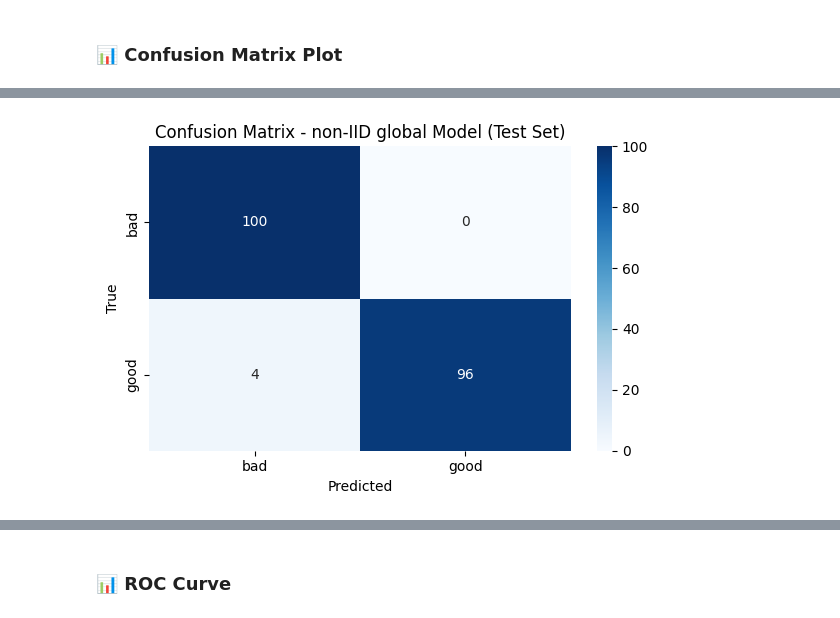
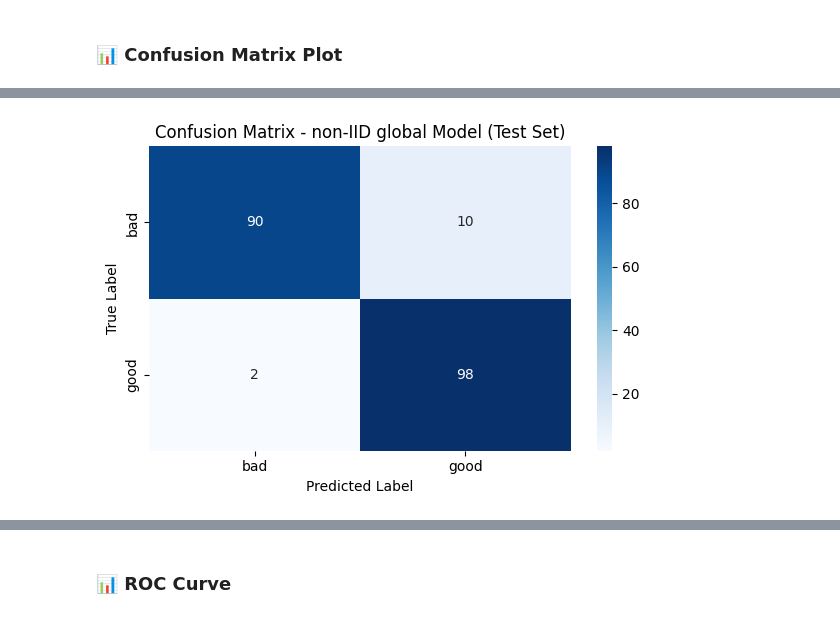
Before and after one commit to RollingArray/tapnet-federated, a Jupyter notebook: src/experiment-notebooks/09_evaluate_model.ipynb, the cells around one changed output, grey strips where cells are left out. Saved outputs shown, nothing was run; the diff lists cells and outputs as text; code cells hidden in the pictures.

Commit message:
Updated matrix details for evaluation

```diff
--- a/src/experiment-notebooks/09_evaluate_model.ipynb
+++ b/src/experiment-notebooks/09_evaluate_model.ipynb
@@ -22,15 +22,15 @@ import logging
 # === Configuration Constants ===
 
 # Distribution strategy (IID, non-IID etc.)
-DISTRIBUTION = "IID"
+DISTRIBUTION = "non-IID"
 MODEL_TYPE = "global" # global, standalone
 
 # Test dataset
-#TEST_DIR = f"../../resources/material/train-data/federated/{DISTRIBUTION}-npy/test_clients"
-#LABEL_CSV = f"../../resources/material/train-data/federated/{DISTRIBUTION}/test_clients/labels.csv"
+TEST_DIR = f"../../resources/material/train-data/federated/{DISTRIBUTION}-npy/test_clients"
+LABEL_CSV = f"../../resources/material/train-data/federated/{DISTRIBUTION}/test_clients/labels.csv"
 
-TEST_DIR = f"../../resources/material/test-data/test-clients-npy/test_clients"
-LABEL_CSV = f"../../resources/material/test-data/test-material-taps/test_clients/labels.csv"
+# TEST_DIR = f"../../resources/material/test-data/test-clients-npy/test_clients"
+# LABEL_CSV = f"../../resources/material/test-data/test-material-taps/test_clients/labels.csv"
 
 LABEL_MAP = {"bad": 0, "good": 1}
 REVERSE_MAP = {0: "bad", 1: "good"}
@@ -206,17 +206,22 @@ log(f"✅ Evaluation complete.")
 # %% [markdown]
 ### 📊 Confusion Matrix Plot
 # %%
-# === Confusion Matrix Plot with Logging ===
 def plot_confusion_matrix(y_true, y_pred, title, save_path):
     log(f"\n🧮 Generating confusion matrix @ [{datetime.now().strftime('%Y-%m-%d %H:%M:%S')}]")
-    cm = confusion_matrix(y_true, y_pred)
 
-    log(f"🔢 Confusion Matrix:\n{cm.tolist()}")
+    cm = confusion_matrix(y_true, y_pred, labels=[0, 1])
+    tn, fp, fn, tp = cm.ravel()
+
+    log(f"🔢 Confusion Matrix (Labels: 0=bad, 1=good):\n{cm.tolist()}")
+    log(f"  - True Negatives (TN): {tn}")
+    log(f"  - False Positives (FP): {fp}")
+    log(f"  - False Negatives (FN): {fn}")
+    log(f"  - True Positives (TP): {tp}")
 
     plt.figure(figsize=(6, 4))
     sns.heatmap(cm, annot=True, fmt="d", cmap="Blues", xticklabels=["bad", "good"], yticklabels=["bad", "good"])
-    plt.xlabel("Predicted")
-    plt.ylabel("True")
+    plt.xlabel("Predicted Label")
+    plt.ylabel("True Label")
     plt.title(title)
     plt.tight_layout()
     plt.savefig(save_path)
@@ -240 +249 @@ plot_confusion_matrix(
-[figure, old version]
+[figure, new version]
```
Also changed, not shown: parts of 12 cells of this notebook, 17 other files.
